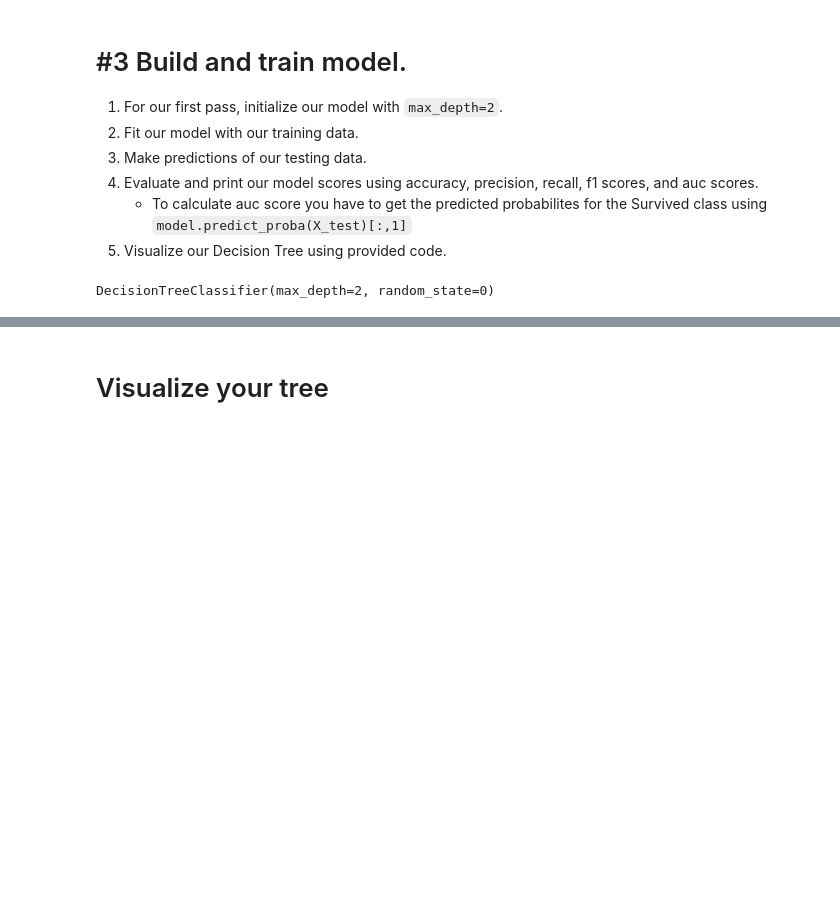
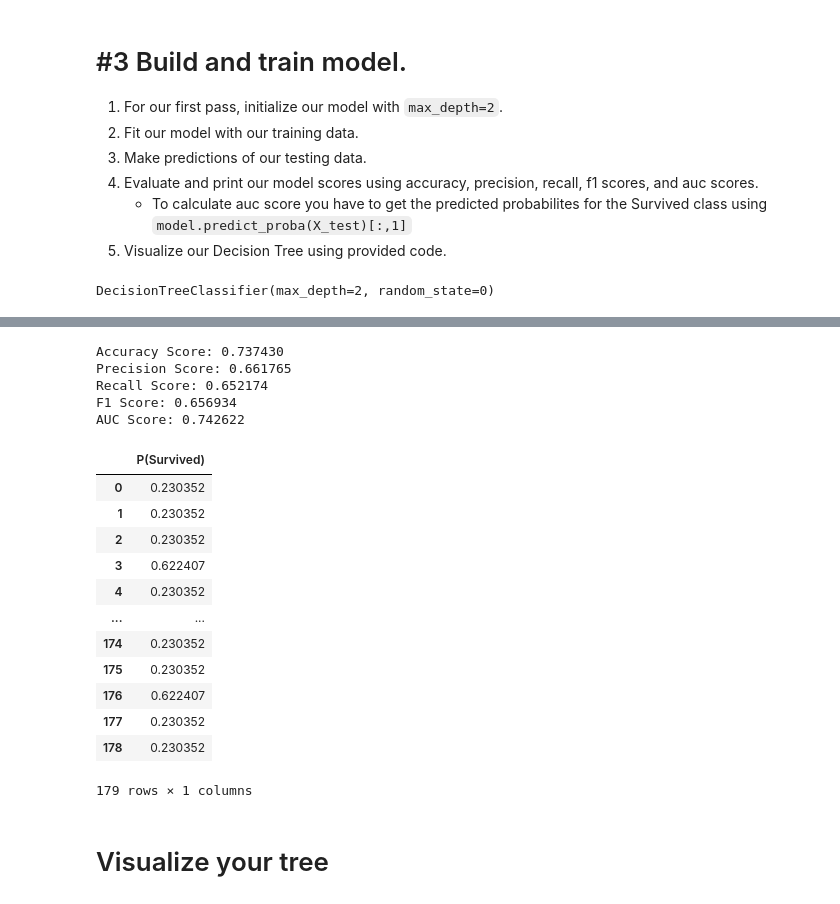
Before and after one commit to availe/CTP-Data-Science, a Jupyter notebook: Week-08-Decision-Trees-n-Random-Forest/Exercise-RD.ipynb, the cells around one changed output, grey strips where cells are left out. Drawn from its saved outputs; the diff is of its cells as text; code cells hidden in the pictures; blank space fills up the shorter version.

```diff
--- a/Week-08-Decision-Trees-n-Random-Forest/Exercise-RD.ipynb
+++ b/Week-08-Decision-Trees-n-Random-Forest/Exercise-RD.ipynb
@@ -134,12 +134,10 @@ f1 = f1_score(y_test, y_pred)
 print('F1 Score: %f' % f1)
 
 # Calculate predicted probabilities
-y_pred_proba = model.predict_proba(?)
-
-# Keep only the proba for True
-y_pred_proba = y_pred_proba[:,1]
+y_pred_proba = model.predict_proba(X_test)[:, 1]
+display(y_pred_proba)
 
 # Compute auc score
-auc = ???
+auc = roc_auc_score(y_test, y_pred_proba)
 print('AUC Score: %f' % auc)
 # %% [output]
@@ -147,3 +166,44 @@ SyntaxError: invalid syntax (2021605759.py, line 15)
+# %%
+# 4. Evaluate and print our model scores using accuracy, precision, recall, f1 scores, and auc scores.
+accuracy = accuracy_score(y_test, y_pred)
+print("Accuracy Score: %f" % accuracy)
+
+precision = precision_score(y_test, y_pred)
+print("Precision Score: %f" % precision)
+
+recall = recall_score(y_test, y_pred)
+print("Recall Score: %f" % recall)
+
+f1 = f1_score(y_test, y_pred)
+print('F1 Score: %f' % f1)
+
+# Compute auc score
+auc = roc_auc_score(y_test, y_pred_proba)
+print('AUC Score: %f' % auc)
+
+# Calculate predicted probabilities
+y_pred_proba = model.predict_proba(X_test)[:, 1]
+proba_df = pd.DataFrame(y_pred_proba, columns=['P(Survived)'])
+display(proba_df)
+# %% [output]
+Accuracy Score: 0.737430
+Precision Score: 0.661765
+Recall Score: 0.652174
+F1 Score: 0.656934
+AUC Score: 0.742622
+|  | P(Survived) |
+| 0 | 0.230352 |
+| 1 | 0.230352 |
+| 2 | 0.230352 |
+| 3 | 0.622407 |
+| 4 | 0.230352 |
+| ... | ... |
+| 174 | 0.230352 |
+| 175 | 0.230352 |
+| 176 | 0.622407 |
+| 177 | 0.230352 |
+| 178 | 0.230352 |
+179 rows × 1 columns
 # %% [markdown]
 # Visualize your tree
 # %% [markdown]
```
Also changed, not shown: parts of 3 cells of this notebook.
